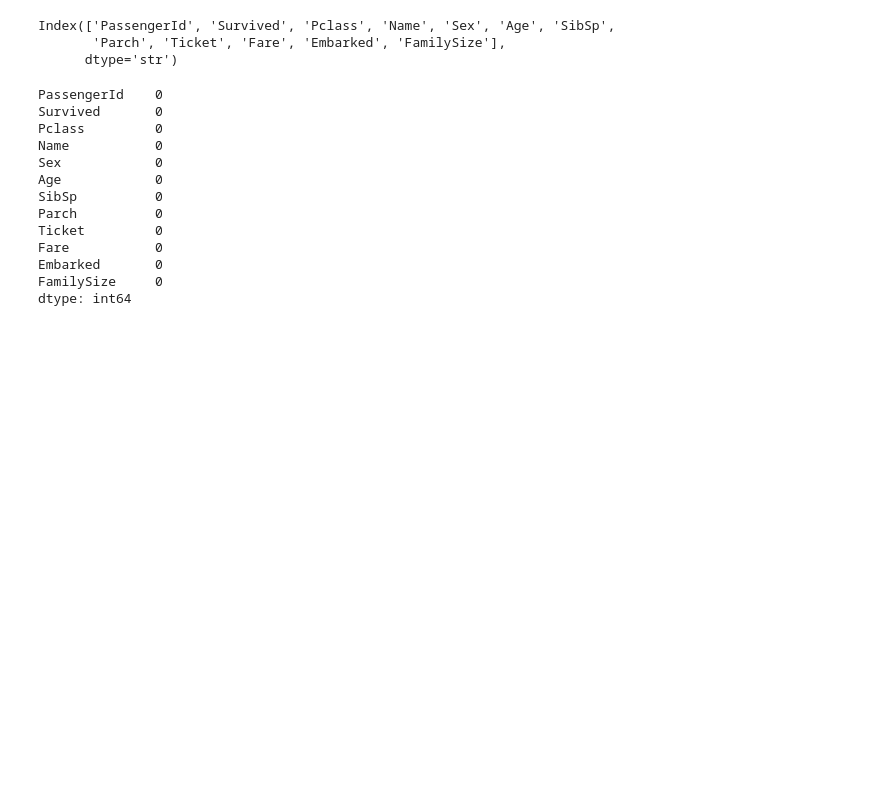
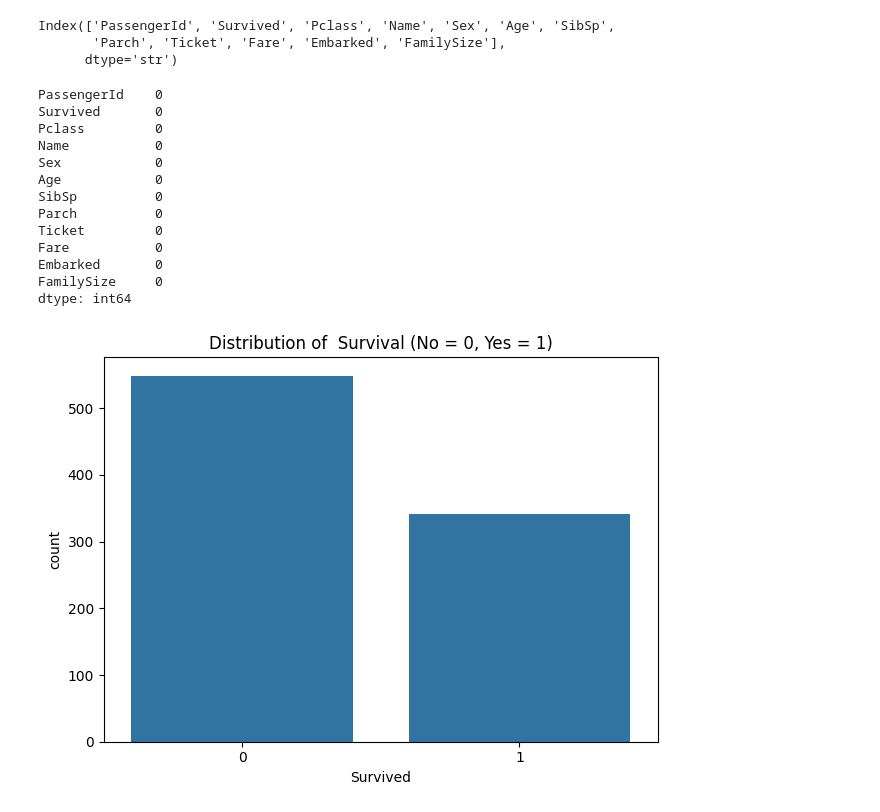
Before and after one commit to Rudeus0/Titanic_ML, a Jupyter notebook: notebooks/analysis.ipynb, the cells around one changed output. Drawn from its saved outputs; the diff is of its cells as text; code cells hidden in the pictures; blank space fills up the shorter version.

Commit message:
feat: add EDA visulaizations for survival distribution, gender, class, and feature correlation

```diff
--- a/notebooks/analysis.ipynb
+++ b/notebooks/analysis.ipynb
@@ -68,3 +70,10 @@ Fare           0
 Embarked       0
 FamilySize     0
 dtype: int64
+# %%
+sns.countplot(data=titan_df, x="Survived")
+plt.title("Distribution of  Survival (No = 0, Yes = 1)")
+plt.tight_layout()
+plt.show()
+# %% [output]
+[figure, added]
```
Also changed, not shown: parts of 4 cells of this notebook.
